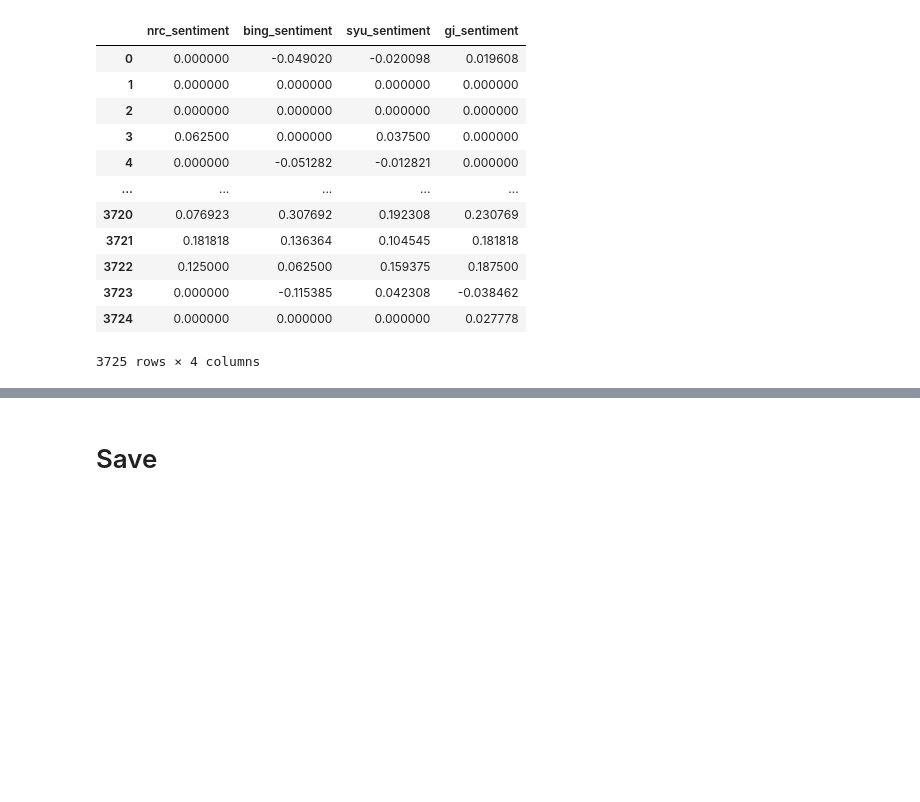
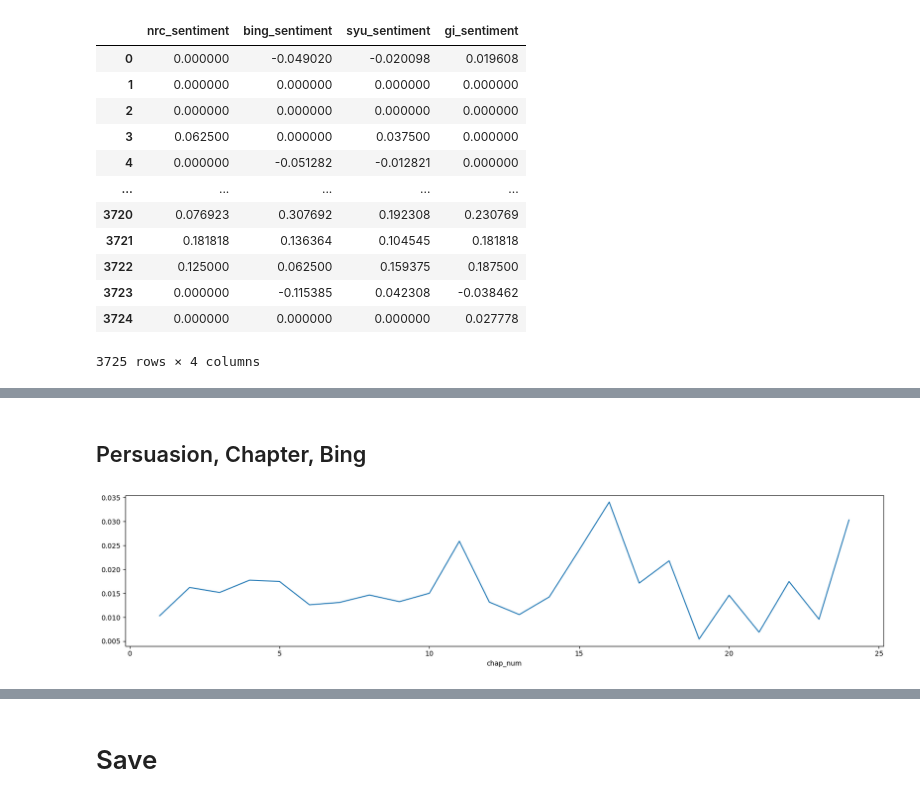
Before and after one commit to rlipps/DS5001-2024-01-R, a Jupyter notebook: lessons/M11_Narrative/M11_01_ExportBooksWithSentiment.ipynb, the cells around one changed output, grey strips where cells are left out. Saved outputs shown, nothing was run; the diff lists cells and outputs as text; code cells hidden in the pictures; blank space fills up the shorter version.

```diff
--- a/lessons/M11_Narrative/M11_01_ExportBooksWithSentiment.ipynb
+++ b/lessons/M11_Narrative/M11_01_ExportBooksWithSentiment.ipynb
@@ -265,0 +304,6 @@ G.get_group(105).reset_index(drop=True)
+# %% [markdown]
+## Persuasion, Chapter, Bing
+# %%
+visualize_sentiment(105, CHAPS, 'bing');
+# %% [output]
+[figure, added]
```
Also changed, not shown: parts of 29 cells of this notebook, 13 other files.
